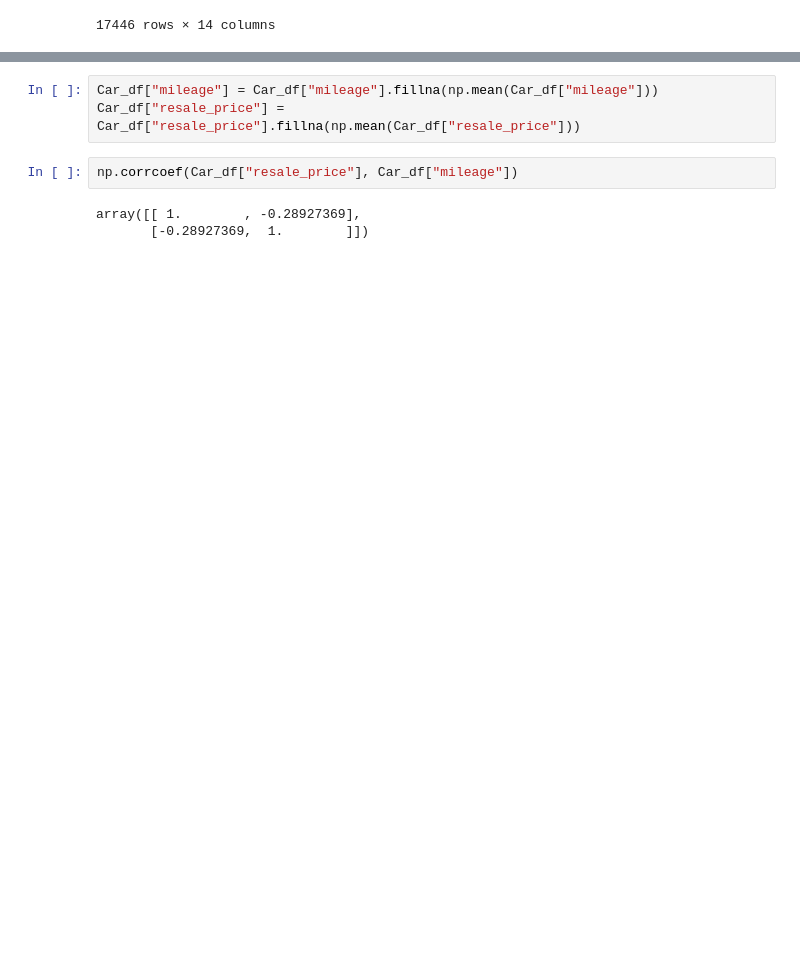
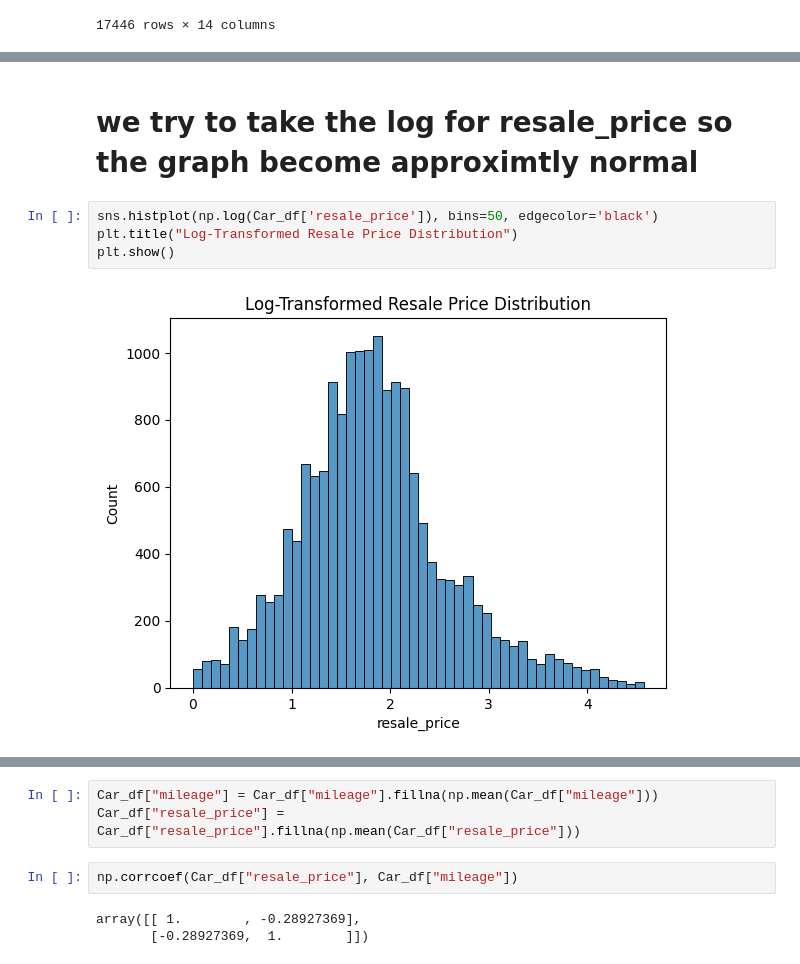
Before and after one commit to NitoBoritto/Car_Sales_Regression_Analysis, a Jupyter notebook: Car_Sales_Regression.ipynb, the cells around one changed output, grey strips where cells are left out. Drawn from its saved outputs; the diff is of its cells as text; blank space fills up the shorter version.

```diff
--- a/Car_Sales_Regression.ipynb
+++ b/Car_Sales_Regression.ipynb
@@ -58,0 +82,8 @@ Car_df
+# %% [markdown]
+# we try to take the log for resale_price so the graph become approximtly normal
+# %%
+sns.histplot(np.log(Car_df['resale_price']), bins=50, edgecolor='black')
+plt.title("Log-Transformed Resale Price Distribution")
+plt.show()
+# %% [output]
+[figure, added]
```
Also changed, not shown: parts of 13 cells of this notebook.
